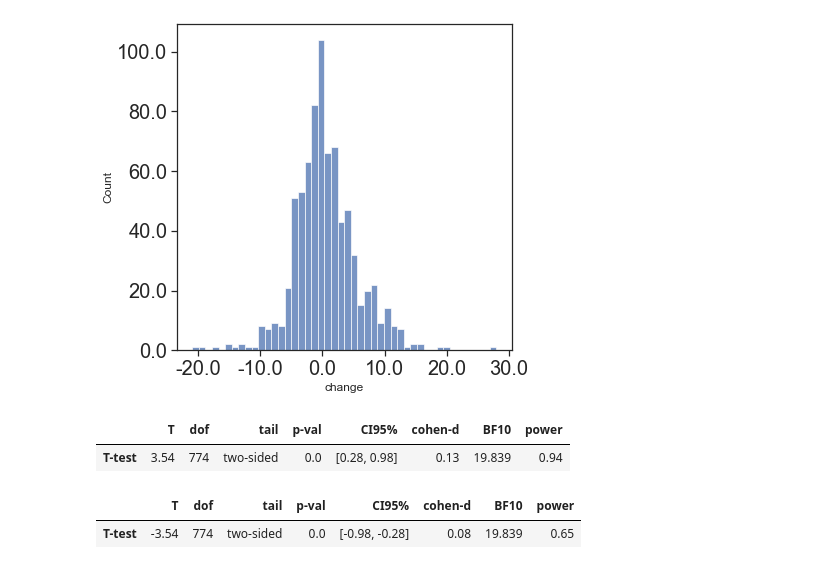
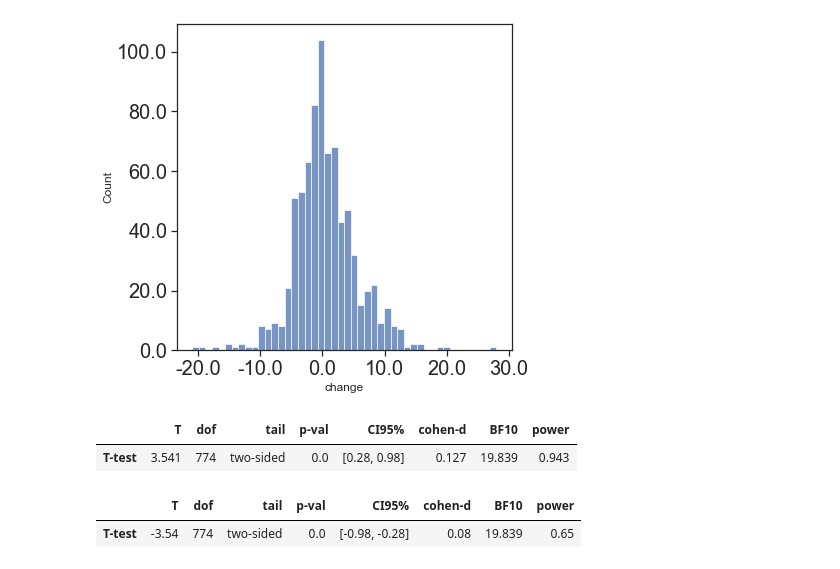
Before and after one commit to chrvoigt/doit_t-test, a Jupyter notebook: t-test.ipynb, the cells around one changed output. Saved outputs shown, nothing was run; the diff lists cells and outputs as text; code cells hidden in the pictures.

```diff
--- a/t-test.ipynb
+++ b/t-test.ipynb
@@ -134,10 +136,10 @@ ge.set_xticklabels(ge.get_xticks(), size = 20)
 [figure]
 # %%
 #
-pg.ttest(data.change, y=0).round(2)
+pg.ttest(data.change, y=0).round(3)
 # %% [output]
 |  | T | dof | tail | p-val | CI95% | cohen-d | BF10 | power |
-| T-test | 3.54 | 774 | two-sided | 0.0 | [0.28, 0.98] | 0.13 | 19.839 | 0.94 |
+| T-test | 3.541 | 774 | two-sided | 0.0 | [0.28, 0.98] | 0.127 | 19.839 | 0.943 |
 # %%
 # paired 2 group test
 pg.ttest(x=pre, y=post, paired=True).round(2)
```
Also changed, not shown: parts of 2 cells of this notebook.
